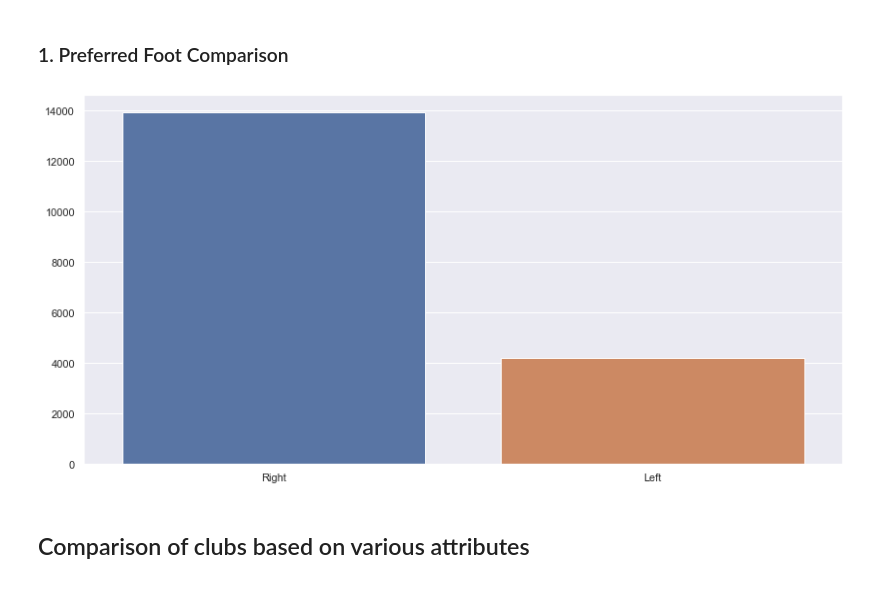
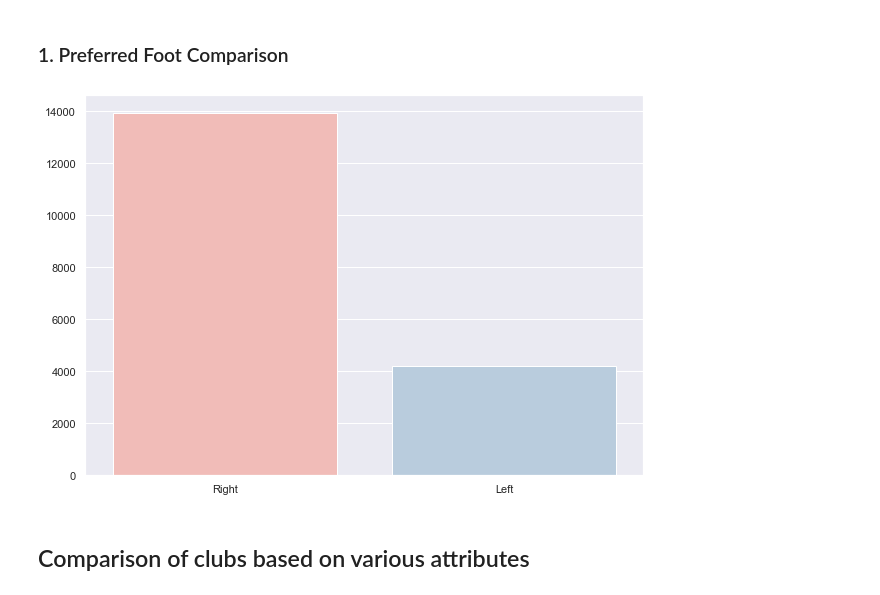
Before and after one commit to Sricharan2402/DataVis_notebooks, a Jupyter notebook: FIFA-19/FIFA.ipynb, the cells around one changed output. Drawn from its saved outputs; the diff is of its cells as text; code cells hidden in the pictures.

Commit message:
added some more plots

```diff
--- a/FIFA-19/FIFA.ipynb
+++ b/FIFA-19/FIFA.ipynb
@@ -81,11 +84,11 @@ def subplts(x, y):
 # %% [markdown]
 ### 1. Preferred Foot Comparison
 # %%
-fig, ax = subplts(14,7)
+fig, ax = subplts(10,7)
 pref_foot = fifa['Preferred Foot'].value_counts()
-sns.barplot(x = pref_foot.index, y = pref_foot.values, ax=ax);
+sns.barplot(x = pref_foot.index, y = pref_foot.values, ax=ax, palette=sns.set_palette('Pastel1'));
 # %% [output]
-[figure, old version]
+[figure, new version]
 # %% [markdown]
 ## Comparison of clubs based on various attributes
 # %%
```
Also changed, not shown: parts of 16 cells of this notebook.
